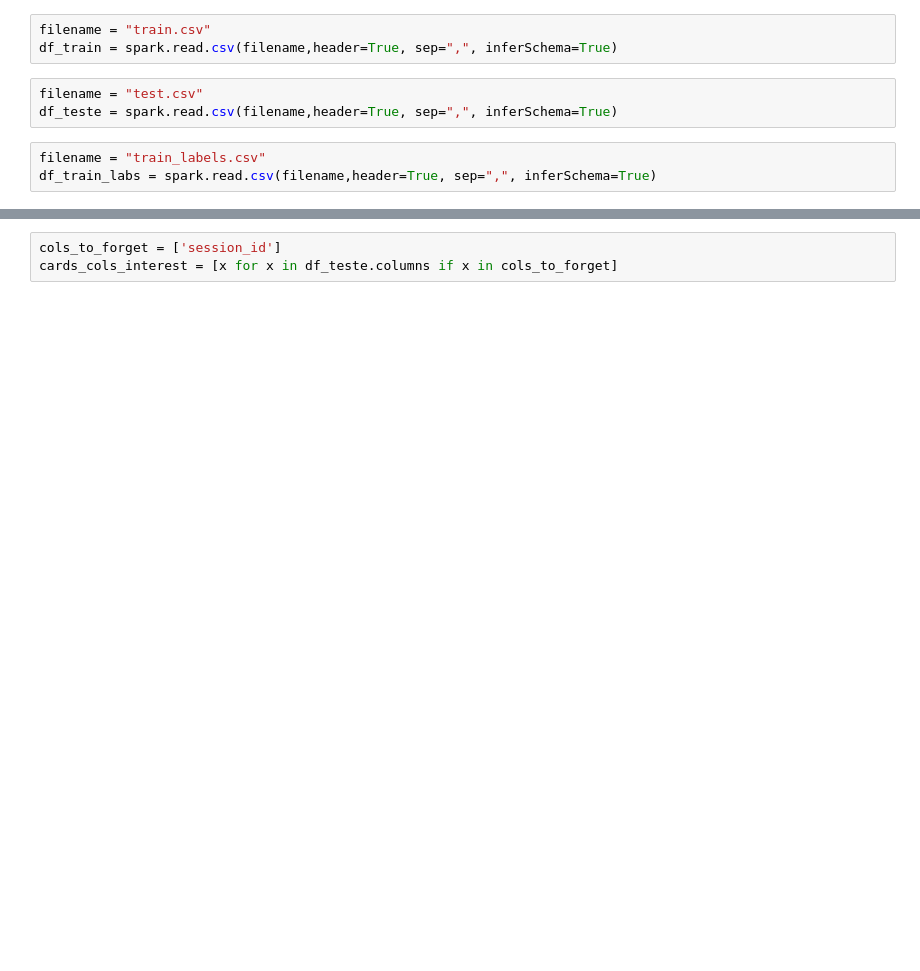
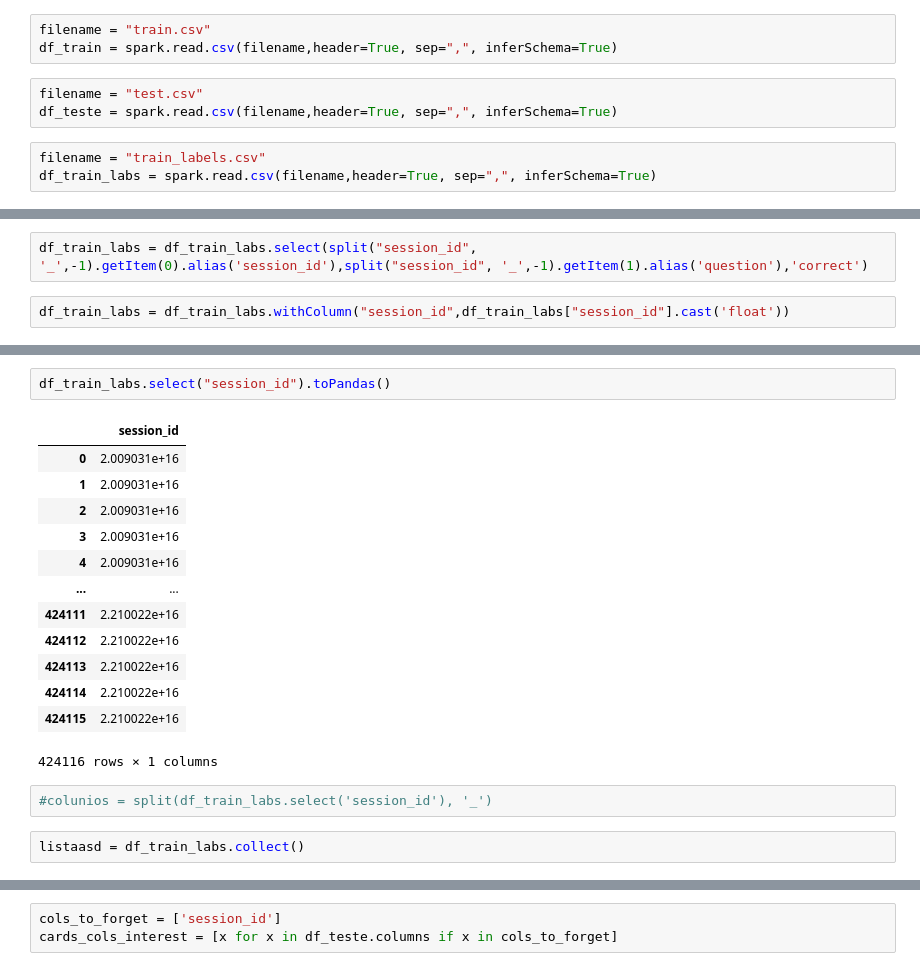
Before and after one commit to notPlancha/pbd, a Jupyter notebook: Processo.ipynb, the cells around one changed output, grey strips where cells are left out. Cells and saved outputs as stored; diff of their text form; blank space fills up the shorter version.

```diff
--- a/Processo.ipynb
+++ b/Processo.ipynb
@@ -124,0 +255,4 @@ only showing top 1 row
+# %%
+df_train_labs = df_train_labs.select(split("session_id", '_',-1).getItem(0).alias('session_id'),split("session_id", '_',-1).getItem(1).alias('question'),'correct')
+# %%
+df_train_labs = df_train_labs.withColumn("session_id",df_train_labs["session_id"].cast('float'))
@@ -124,0 +273,20 @@ only showing top 1 row
+# %%
+df_train_labs.select("session_id").toPandas()
+# %% [output]
+|  | session_id |
+| 0 | 2.009031e+16 |
+| 1 | 2.009031e+16 |
+| 2 | 2.009031e+16 |
+| 3 | 2.009031e+16 |
+| 4 | 2.009031e+16 |
+| ... | ... |
+| 424111 | 2.210022e+16 |
+| 424112 | 2.210022e+16 |
+| 424113 | 2.210022e+16 |
+| 424114 | 2.210022e+16 |
+| 424115 | 2.210022e+16 |
+424116 rows × 1 columns
+# %%
+#colunios = split(df_train_labs.select('session_id'), '_')
+# %%
+listaasd = df_train_labs.collect()
```
Also changed, not shown: parts of 47 cells of this notebook, 1 other file.
